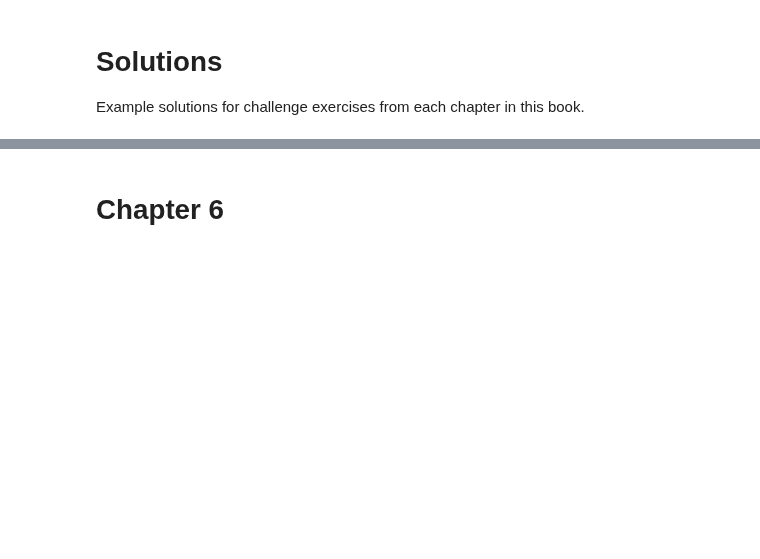
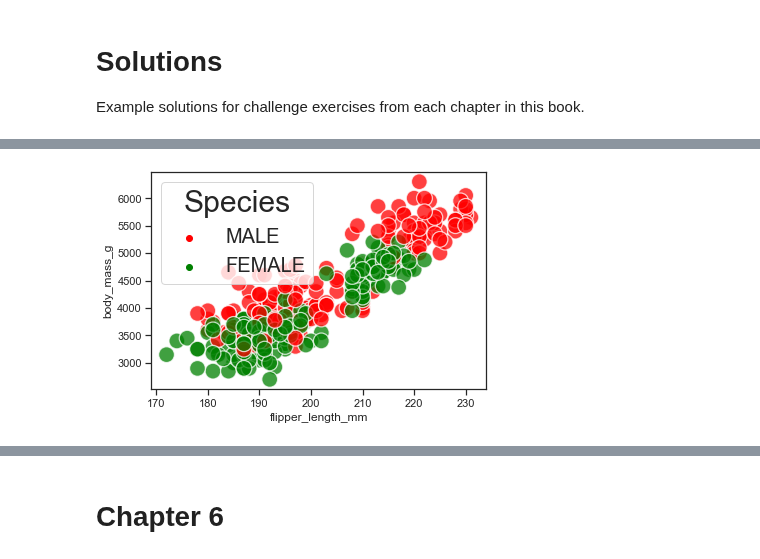
Before and after one commit to EastBayEv/SSDS-TAML, a Jupyter notebook: _build/jupyter_execute/fall2022/Solutions.ipynb, the cells around one changed output, grey strips where cells are left out. Cells and saved outputs as stored; diff of their text form; code cells hidden in the pictures; blank space fills up the shorter version.

```diff
--- a/_build/jupyter_execute/fall2022/Solutions.ipynb
+++ b/_build/jupyter_execute/fall2022/Solutions.ipynb
@@ -12,0 +293,12 @@ Example solutions for challenge exercises from each chapter in this book.
+# %%
+#2
+sns.scatterplot(data = peng, x = "flipper_length_mm", y = "body_mass_g",
+                hue = "sex",
+               s = 250, alpha = 0.75,
+
+               palette = ["red", "green"]).legend(title = "Species",
+                                                  fontsize = 20,
+                                                  title_fontsize = 30,
+                                                 loc = "best");
+# %% [output]
+[figure, added]
```
Also changed, not shown: parts of 43 cells of this notebook, 48 other files.
